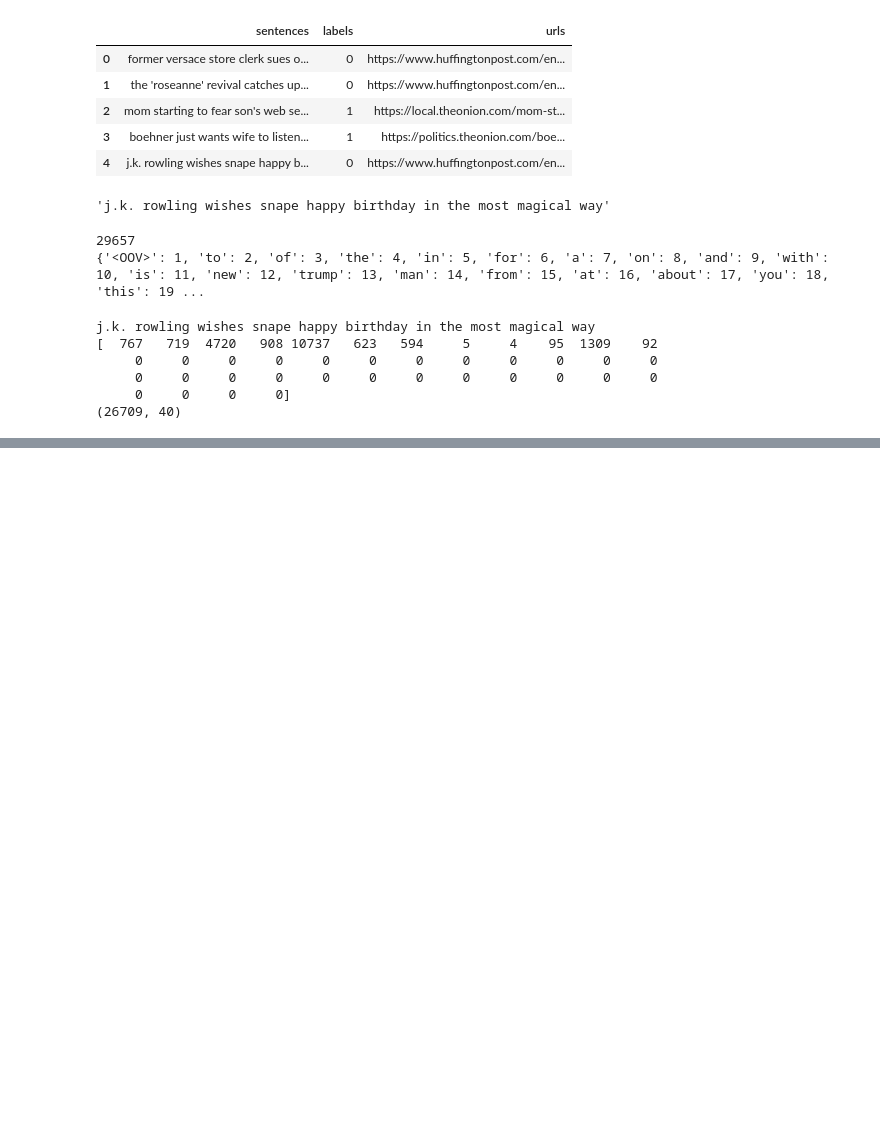
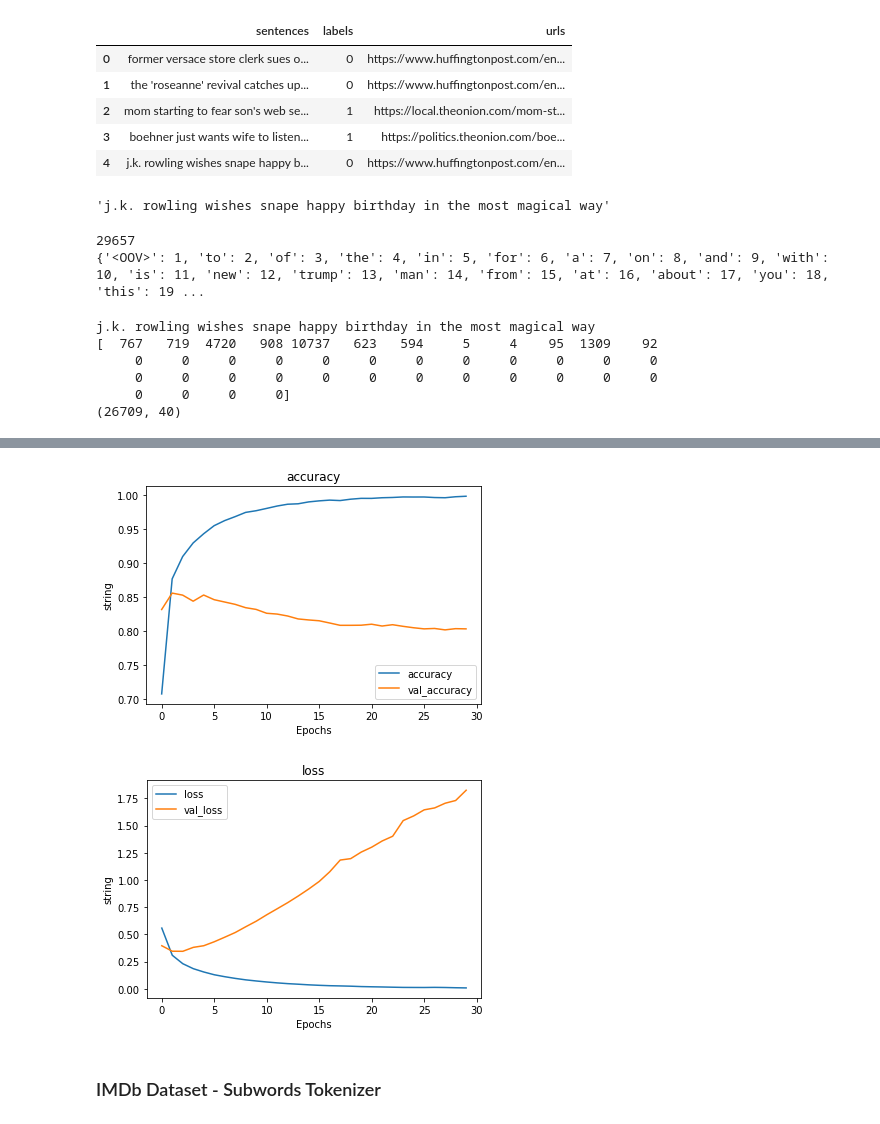
Before and after one commit to kovacova/random-magic, a Jupyter notebook: projects/21-nlp-with-tensorflow.ipynb, the cells around one changed output, grey strips where cells are left out. Cells and saved outputs as stored; diff of their text form; code cells hidden in the pictures; blank space fills up the shorter version.

Commit message:
add W2 content - word embeddings

```diff
--- a/projects/21-nlp-with-tensorflow.ipynb
+++ b/projects/21-nlp-with-tensorflow.ipynb
@@ -153,0 +393,10 @@ j.k. rowling wishes snape happy birthday in the most magical way
+# %%
+# Hyperparameter Setup
+
+vocab_size = 10000
+embedding_dim = 16
+max_length = 32
+trunc_type = 'post'
+padding_type = 'post'
+oov_tok = '<OOV>'
+training_size = 20000
@@ -153,0 +448,14 @@ j.k. rowling wishes snape happy birthday in the most magical way
+# %%
+# Create our NN
+
+model = tf.keras.Sequential([
+  tf.keras.layers.Embedding(vocab_size, embedding_dim, input_length=max_length),
+  tf.keras.layers.GlobalAveragePooling1D(),
+  tf.keras.layers.Dense(24, activation='relu'),
+  tf.keras.layers.Dense(1, activation='sigmoid')
+])
+
+# We compile the model with binary corssentropy, since we're classifying 2 classes
+model.compile(loss='binary_crossentropy', optimizer='adam', metrics=['accuracy'])
+
+model.summary()
@@ -153,0 +479,5 @@ j.k. rowling wishes snape happy birthday in the most magical way
+# %%
+num_epochs = 30
+
+history = model.fit(training_padded, training_labels_f, epochs=num_epochs,
+                    validation_data=(testing_padded, testing_labels_f), verbose=2)
@@ -153,0 +510,20 @@ j.k. rowling wishes snape happy birthday in the most magical way
+# %%
+# Plot the data
+import matplotlib.pyplot as plt
+
+def plot_graphs(history, string):
+  plt.plot(history.history[string])
+  plt.plot(history.history['val_' + string])
+  plt.xlabel('Epochs')
+  plt.ylabel('string')
+  plt.legend([string, 'val_' + string])
+  plt.title(string)
+  plt.show()
+
+plot_graphs(history, 'accuracy')
+plot_graphs(history, 'loss')
+# %% [output]
+[figure, added]
+[figure, added]
+# %% [markdown]
+### IMDb Dataset - Subwords Tokenizer
```
Also changed, not shown: parts of 39 cells of this notebook.
